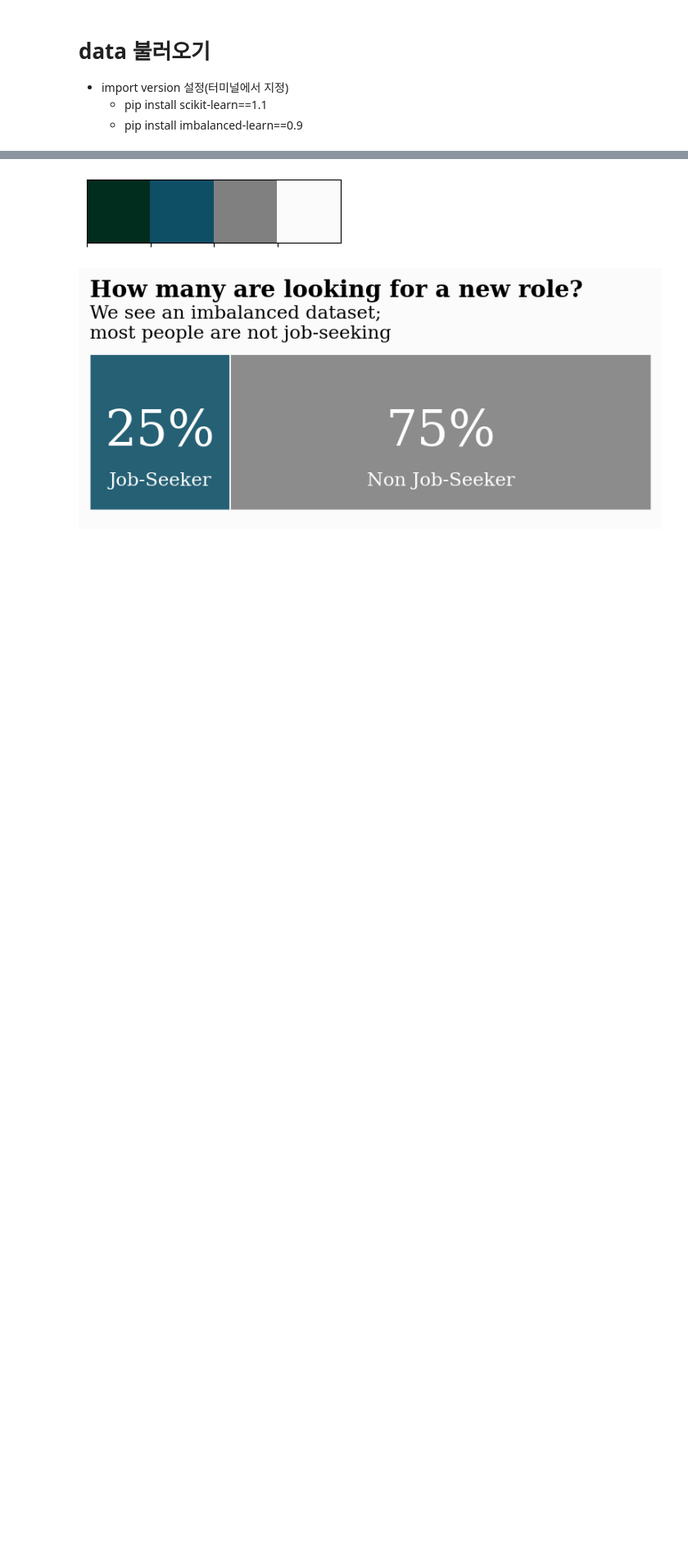
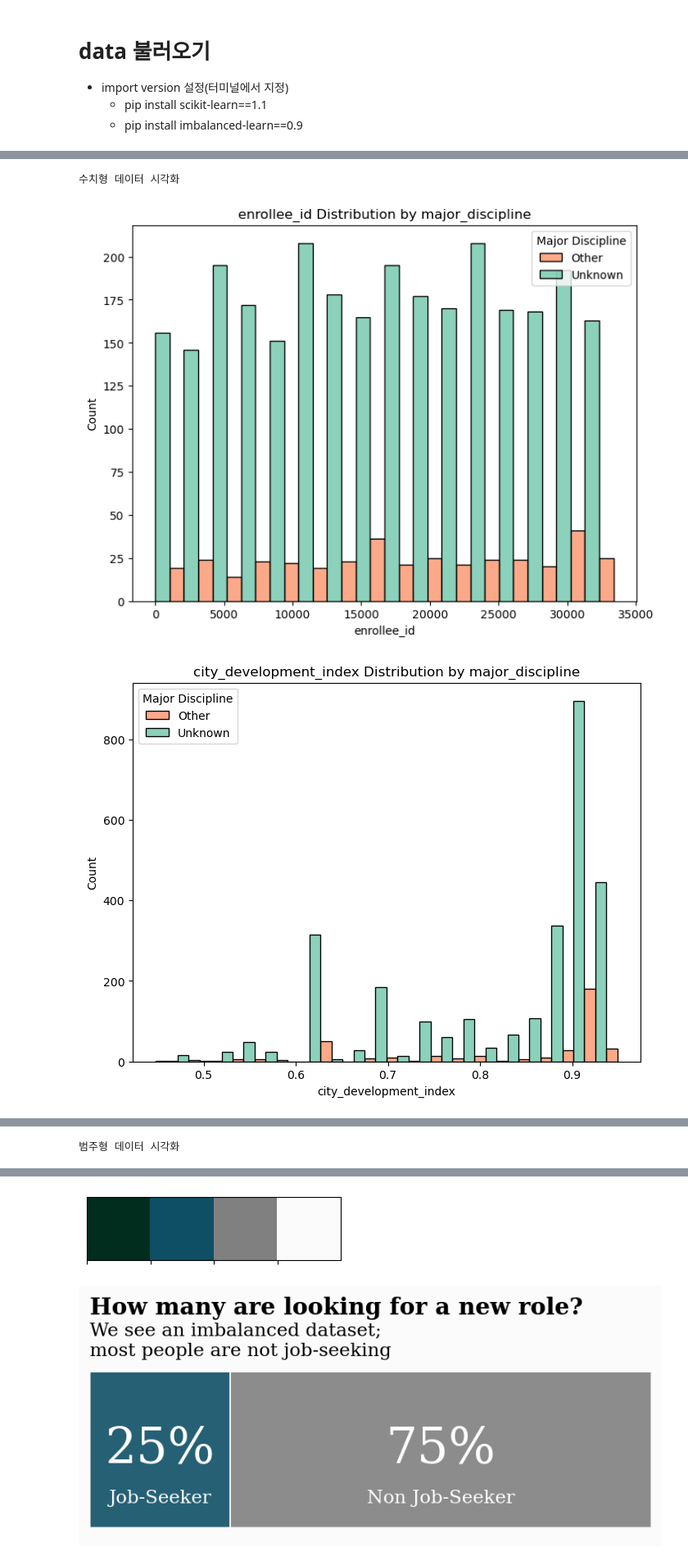
Before and after one commit to SNU-Fintech-6th/ML_project, a Jupyter notebook: HR Analysis.ipynb, the cells around one changed output, grey strips where cells are left out. Shown at 82% size. Saved outputs shown, nothing was run; the diff lists cells and outputs as text; code cells hidden in the pictures; blank space fills up the shorter version.

```diff
--- a/HR Analysis.ipynb
+++ b/HR Analysis.ipynb
@@ -169,0 +514,3 @@ test_df = aug_test
+# %%
+# 'gender'가 'Not provided'인 행의 'gender'를 'Other'로 변경
+aug_train.loc[aug_train['gender'] == 'Not provided', 'gender'] = 'Other'
@@ -169,0 +529,4 @@ test_df = aug_test
+# %%
+# 필터링 조건 수정: 'Unknown' 또는 'Other'
+aug_train_major_discipline = aug_train[(aug_train['major_discipline'] == 'Unknown') | (aug_train['major_discipline'] == 'Other')]
+aug_train_major_discipline['major_discipline'].value_counts(dropna= False)
@@ -169,0 +537,30 @@ test_df = aug_test
+# %%
+group_num = aug_train[['enrollee_id', 'city_development_index', 'training_hours', 'target']]
+group_obj = aug_train[['gender', 'relevent_experience', 'enrolled_university', 'education_level', 'major_discipline', 'experience', 'company_size',
+                       'company_type', 'last_new_job']]
+# %%
+print('수치형 데이터 시각화')
+# 수치형 데이터 시각화
+for column in group_num:
+    plt.figure(figsize=(8, 6))
+    sns.histplot(data=aug_train_major_discipline, x=column, hue='major_discipline', multiple='dodge', palette='Set2')
+    plt.title(f'{column} Distribution by major_discipline')
+    plt.xlabel(column)
+    plt.ylabel('Count')
+    plt.legend(title='Major Discipline', labels=['Other','Unknown'])
+    plt.show()
+
+print('범주형 데이터 시각화')
+# 범주형 데이터 시각화
+for column in group_obj:
+    plt.figure(figsize=(8, 6))
+    sns.histplot(data=aug_train_major_discipline, x=column, hue='major_discipline',multiple='dodge', palette='Set2')
+    plt.title(f'{column} Distribution by major_discipline')
+    plt.xlabel(column)
+    plt.ylabel('Count')
+    plt.legend(title='Major Discipline', labels=['Other', 'Unknown'])
+    plt.show()
+# %% [output]
+수치형 데이터 시각화
+[figure, added]
+[figure, added]
@@ -169,0 +569 @@ test_df = aug_test
+범주형 데이터 시각화
```
Also changed, not shown: parts of 123 cells of this notebook.
